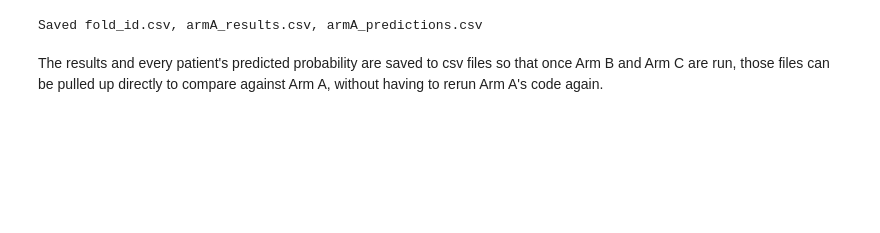
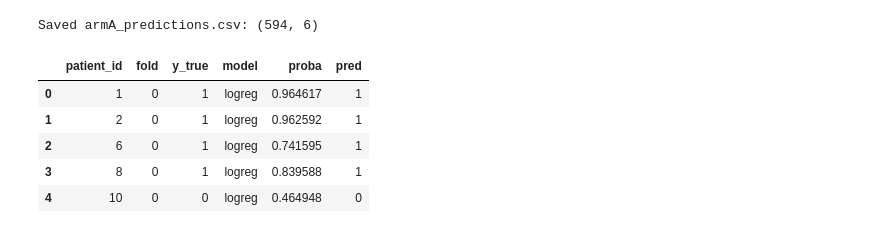
Before and after one commit to zzz271828/FIT2082_Research, a Jupyter notebook: global_model_armA.ipynb, the cells around one changed output. Drawn from its saved outputs; the diff is of its cells as text; code cells hidden in the pictures; blank space fills up the shorter version.

```diff
--- a/global_model_armA.ipynb
+++ b/global_model_armA.ipynb
@@ -218,8 +269,13 @@ Two files are written for downstream use:
 # %%
-results.to_csv("armA_results.csv", index=False)
-pd.DataFrame(oof).to_csv("armA_predictions.csv", index=False)
-print("Saved fold_id.csv, armA_results.csv, armA_predictions.csv")
+oof_df = pd.DataFrame(oof_rows)
+oof_df.to_csv("armA_predictions.csv", index=False)
+print("Saved armA_predictions.csv:", oof_df.shape)
+oof_df.head()
 # %% [output]
-Saved fold_id.csv, armA_results.csv, armA_predictions.csv
+Saved armA_predictions.csv: (594, 6)
+|  | patient_id | fold | y_true | model | proba | pred |
+| 0 | 1 | 0 | 1 | logreg | 0.964617 | 1 |
+| 1 | 2 | 0 | 1 | logreg | 0.962592 | 1 |
+| 2 | 6 | 0 | 1 | logreg | 0.741595 | 1 |
+| 3 | 8 | 0 | 1 | logreg | 0.839588 | 1 |
+| 4 | 10 | 0 | 0 | logreg | 0.464948 | 0 |
-# %% [markdown]
-The results and every patient's predicted probability are saved to csv files so that once Arm B and Arm C are run, those files can be pulled up directly to compare against Arm A, without having to rerun Arm A's code again.
```
Also changed, not shown: parts of 43 cells of this notebook, 12 other files.
